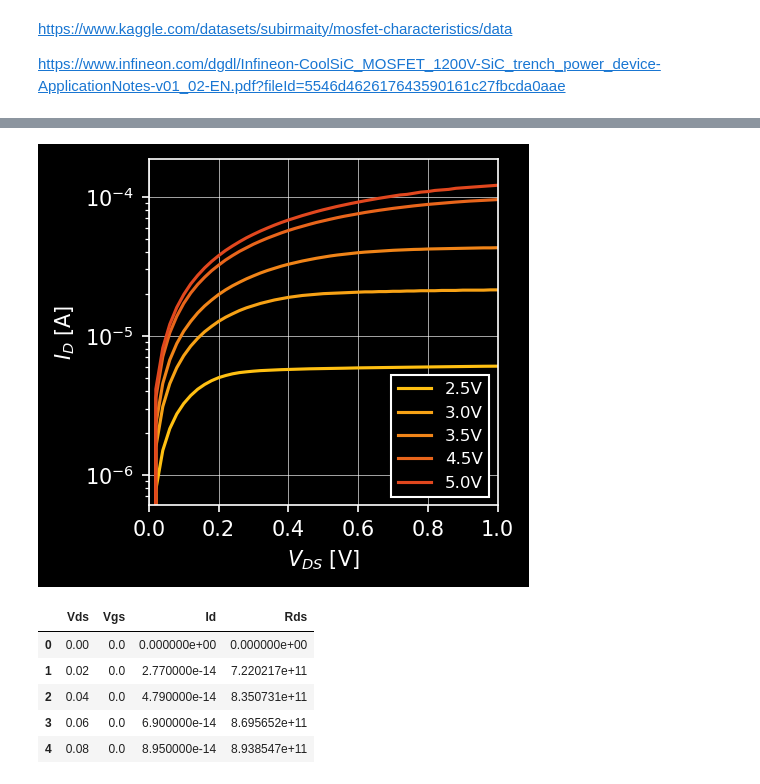
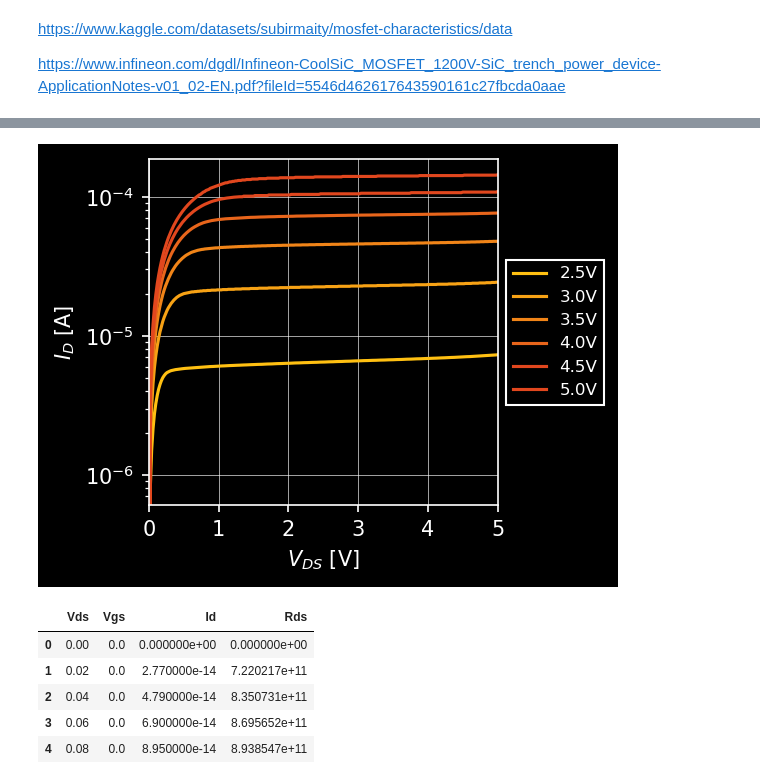
Before and after one commit to levetation/Long-channel-MOSFET-I-V, a Jupyter notebook: output_characteristics.ipynb, the cells around one changed output, grey strips where cells are left out. Saved outputs shown, nothing was run; the diff lists cells and outputs as text; code cells hidden in the pictures.

Commit message:
some new graphs

```diff
--- a/output_characteristics.ipynb
+++ b/output_characteristics.ipynb
@@ -36,0 +89,18 @@ min        0.000000      0.000000  0.000000e+00
+# %%
+vgs = [0.0, 0.5, 1.0, 1.5, 2.0, 2.5, 3.0, 3.5, 4.0, 4.5, 5.0]
+
+fig, ax = plt.subplots(1, 1, figsize=(3, 3), sharex=True, sharey=True, dpi=150)
+for v in vgs:
+    dt = df[df["Vgs"] == v]
+    ax.semilogy(dt["Vds"], dt["Id"], label=f"{v}V", linewidth=1.5)
+
+# ax.hlines(y=250e-9, xmin=0, xmax=5, colors="blue")
+
+ax.set_xlabel("$V_{DS}$ [V]")
+ax.set_ylabel("$I_{D}$ [A]")
+
+# ax.set_yscale('log', base=10)
+ax.set_ylim(1e-14, 1e-2)
+ax.set_xlim(-0.1, 5.0)
+ax.legend(loc="center left", fontsize=8, fancybox=False, framealpha=1.0, edgecolor="1.0", bbox_to_anchor=(1, 0.5))
+ax.grid(linewidth=.3)
@@ -37,24 +109,24 @@ min        0.000000      0.000000  0.000000e+00
 # %%
-vgs = [2.5, 3.0, 3.5, 4.5, 5.0]
-colours = ["FFC012", "F7A215", "F08418", "E8651B", "E1471E",]
+vgs = [2.5, 3.0, 3.5, 4.0, 4.5, 5.0]
+colours = ["FFC012", "F7A215", "F08418", "E8651B", "E1471E", "E1471E"]
 
 if len(vgs) == len(colours):
     fig, ax = plt.subplots(1, 1, figsize=(3, 3), sharex=True, sharey=True, dpi=150)
     for v, c in zip(vgs, colours):
         dt = df[df["Vgs"] == v]
         ax.plot(dt["Vds"], dt["Id"], label=f"{v}V", color=f"#{c}",linewidth=1.5)
 
     ax.set_xlabel("$V_{DS}$ [V]")
     ax.set_ylabel("$I_{D}$ [A]")
 
     ax.set_yscale('log', base=10)
-    ax.set_xlim(0.0, 1.0)
-    ax.legend(loc="best", fontsize=8, fancybox=False, framealpha=1.0, edgecolor="1.0")
+    ax.set_xlim(0.0, 5.0)
+    ax.legend(loc="center left", fontsize=8, fancybox=False, framealpha=1.0, edgecolor="1.0", bbox_to_anchor=(1, 0.5))
     ax.grid(linewidth=.3)
 else:
     print("check your lists")
 # %% [output]
-[figure, old version]
+[figure, new version]
 # %%
 df['Rds'] = df['Vds'] / df ['Id']
 df.fillna(0, inplace=True)
```
Also changed, not shown: parts of 5 cells of this notebook.
